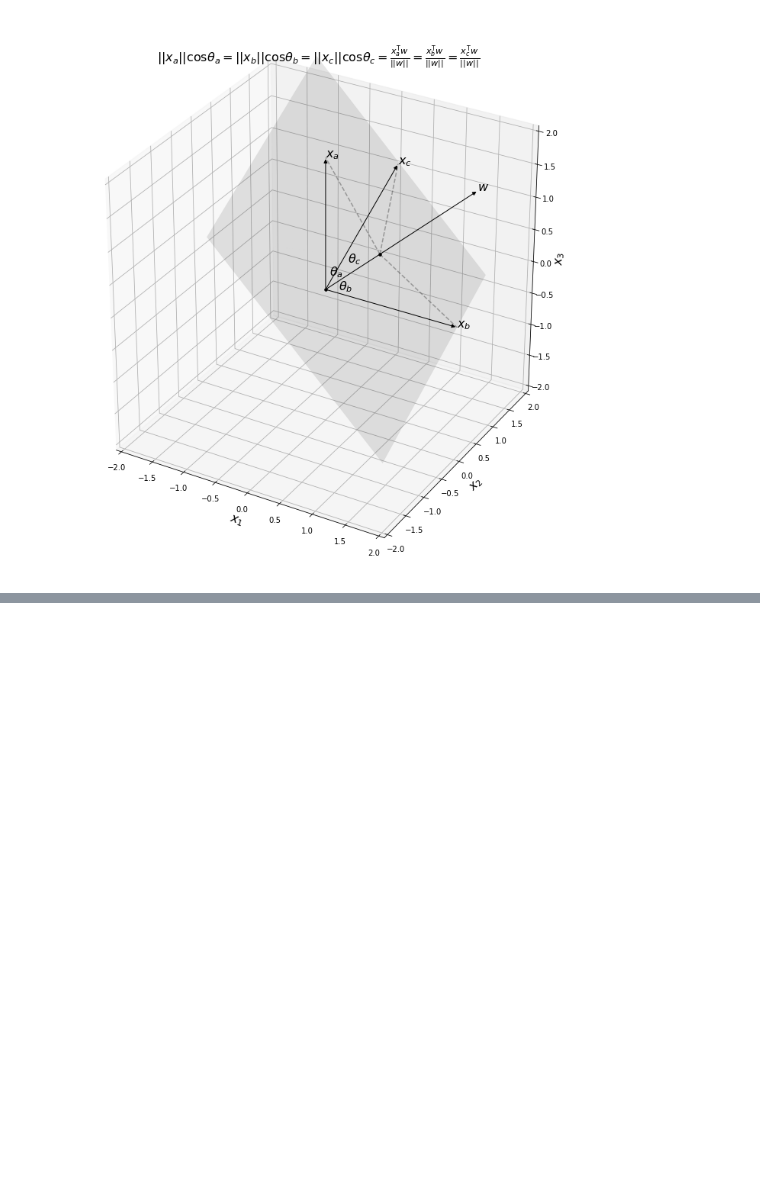
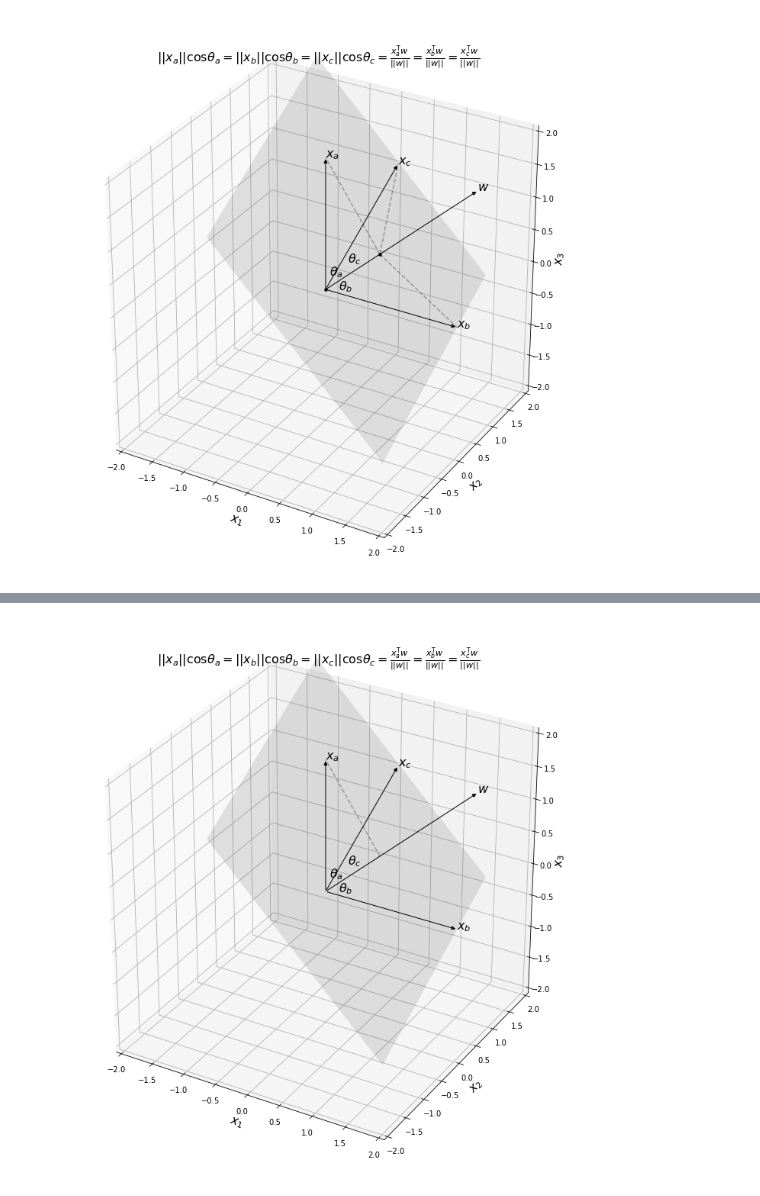
Before and after one commit to dlxj/doc, a Jupyter notebook: lang/programming/python/Plot a plane based on a normal vector and a point in Matlab or matplotlib.ipynb, the cells around one changed output, grey strips where cells are left out. Saved outputs shown, nothing was run; the diff lists cells and outputs as text; code cells hidden in the pictures; blank space fills up the shorter version.

```diff
--- a/lang/programming/python/Plot a plane based on a normal vector and a point in Matlab or matplotlib.ipynb
+++ b/lang/programming/python/Plot a plane based on a normal vector and a point in Matlab or matplotlib.ipynb
@@ -261,0 +277,59 @@ SyntaxError: invalid syntax (<ipython-input-1-d343c0ed2f63>, line 22)
+# %%
+from book_draw_util import *
+
+fig = plt.figure(figsize=SQUARE_FIG_SIZE, facecolor='white')
+ax = Axes3D(fig)
+# ax.axis("off")
+ax.clear()
+
+
+ax.set_xlim([-2, 2])
+ax.set_ylim([-2, 2])
+ax.set_zlim([-2, 2])
+
+# ax.set_title(r"$Lorenz\ Attractor$")
+ax.set_xlabel(r"$x_1$", fontsize=AXIS_LABEL_FONT_SIZE)
+ax.set_ylabel(r"$x_2$", fontsize=AXIS_LABEL_FONT_SIZE)
+ax.set_zlabel(r"$x_3$", fontsize=AXIS_LABEL_FONT_SIZE)
+
+arrow = Arrow3D([0,3],[0,-1.5],[0,3], arrowstyle="-|>", lw=1,mutation_scale=10,color="black")
+ax.add_artist(arrow)
+ax.text(3, -1.5, 3, r"$w$", fontsize=TEXT_FONT_SIZE)
+
+
+x1 = np.linspace(-0.6, 2, endpoint=True, num=2)
+x2 = np.linspace(-2, 0.8, endpoint=True, num=2)
+x1, x2 = np.meshgrid(x1, x2)
+x1, x2 = x1.flatten(), x2.flatten()
+x3 = 2 - x1 + 0.5 * x2
+tri = mtri.Triangulation(x1, x2)
+ax.plot_trisurf(x1, x2, x3, antialiased=True, alpha=LIGHT_ALPHA, color="black")
+
+
+arrow = Arrow3D([0,0],[0,0],[0,2], arrowstyle="-|>", lw=1,mutation_scale=10,color="black")
+ax.add_artist(arrow)
+ax.text(0, 0, 2, r"$x_a$", fontsize=TEXT_FONT_SIZE)
+ax.text(-0.05, 0.2, 0.1, r"$\theta_a$", fontsize=TEXT_FONT_SIZE)
+
+arrow = Arrow3D([0,2],[0,0],[0,0], arrowstyle="-|>", lw=1,mutation_scale=10,color="black")
+ax.add_artist(arrow)
+ax.text(2, 0, 0, r"$x_b$", fontsize=TEXT_FONT_SIZE)
+ax.text(0.2, 0, .05, r"$\theta_b$", fontsize=TEXT_FONT_SIZE)
+
+arrow = Arrow3D([0,0],[0,2],[0,1], arrowstyle="-|>", lw=1,mutation_scale=10,color="black")
+ax.add_artist(arrow)
+ax.text(0, 2, 1, r"$x_c$", fontsize=TEXT_FONT_SIZE)
+ax.text(0, 0.6, 0.12, r"$\theta_c$", fontsize=TEXT_FONT_SIZE)
+
+
+ax.plot((8/7, 0), (-4/7, 0), (8/7, 2), "k--", alpha=ALPHA)
+# ax.plot((8/7, 2), (-4/7, 0), (8/7, 0), "k--", alpha=ALPHA)
+# ax.plot((8/7, 0), (-4/7, 2), (8/7, 1), "k--", alpha=ALPHA)
+# ax.scatter(8/7, -4/7, 8/7, s=POINT_SIZE, c="k")
+# ax.scatter(0, 0, 0, s=POINT_SIZE, c="k")
+
+ax.set_title(r"$||x_a||\mathrm{cos}\theta_a=||x_b||\mathrm{cos}\theta_b=||x_c||\mathrm{cos}\theta_c=\frac{x_a^\mathrm{T}w}{||w||}=\frac{x_b^\mathrm{T}w}{||w||}=\frac{x_c^\mathrm{T}w}{||w||}$", fontsize=TEXT_FONT_SIZE)
+
+plt.savefig(os.path.join(all_pic_path, '1-10.png'), format='png', dpi=600)
+# %% [output]
+[figure, added]
```
Also changed, not shown: parts of 1 cell of this notebook, 1 other file.
